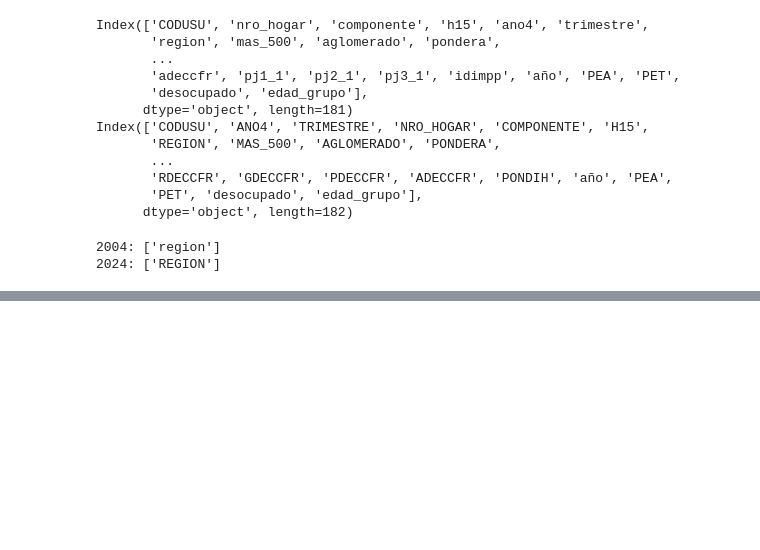
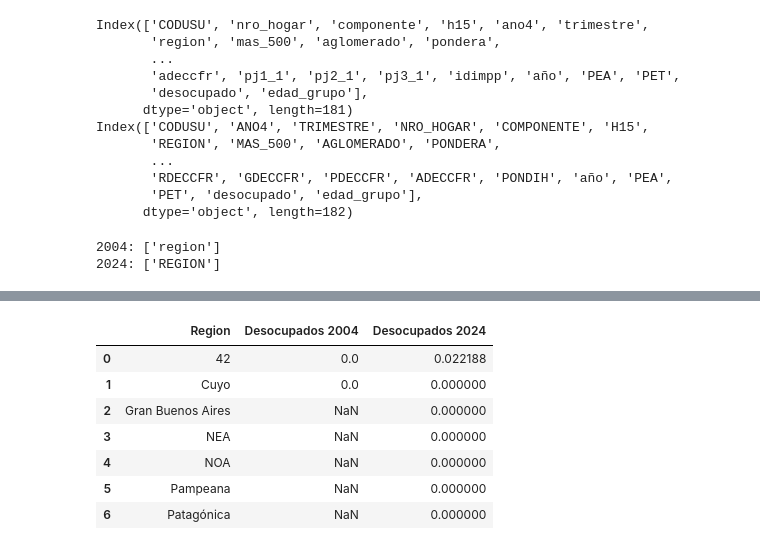
Before and after one commit to AaronFernandez05/BigDataUBA-Grupo-19, a Jupyter notebook: TP2/Big_Data_TP2_Grupo19 (2).ipynb, the cells around one changed output, grey strips where cells are left out. Drawn from its saved outputs; the diff is of its cells as text; code cells hidden in the pictures; blank space fills up the shorter version.

```diff
--- a/TP2/Big_Data_TP2_Grupo19 (2).ipynb
+++ b/TP2/Big_Data_TP2_Grupo19 (2).ipynb
@@ -528,0 +536,19 @@ plt.show()
+# %%
+# Crear un DataFrame para visualizar la comparación de desocupados por región
+df_comparacion_region = pd.DataFrame({
+    'Region': regiones,
+    'Desocupados 2004': val_2004,
+    'Desocupados 2024': val_2024
+})
+
+# Mostrar el DataFrame
+df_comparacion_region
+# %% [output]
+|  | Region | Desocupados 2004 | Desocupados 2024 |
+| 0 | 42 | 0.0 | 0.022188 |
+| 1 | Cuyo | 0.0 | 0.000000 |
+| 2 | Gran Buenos Aires | NaN | 0.000000 |
+| 3 | NEA | NaN | 0.000000 |
+| 4 | NOA | NaN | 0.000000 |
+| 5 | Pampeana | NaN | 0.000000 |
+| 6 | Patagónica | NaN | 0.000000 |
```
Also changed, not shown: parts of 3 cells of this notebook.
